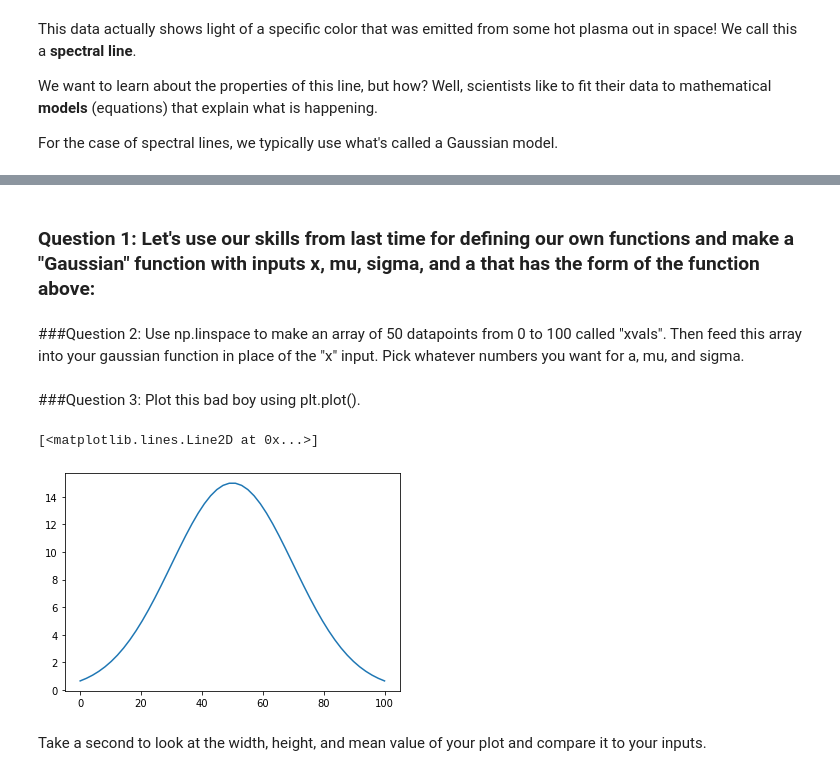
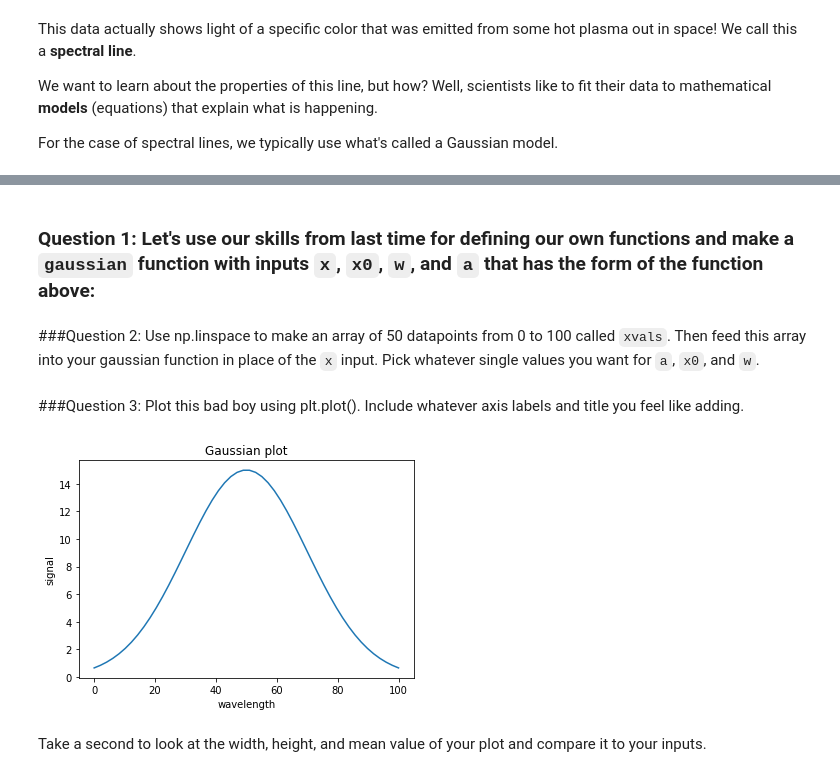
Before and after one commit to hrhasson/python-crash-course, a Jupyter notebook: Intro_to_Python/Solutions/Day3_solutions.ipynb, the cells around one changed output, grey strips where cells are left out. Drawn from its saved outputs; the diff is of its cells as text; code cells hidden in the pictures.

```diff
--- a/Intro_to_Python/Solutions/Day3_solutions.ipynb
+++ b/Intro_to_Python/Solutions/Day3_solutions.ipynb
@@ -97,15 +93,15 @@ Note that here $e$ is Euler's number ($e\sim 2.7$.) The python function for $e$
 
 &nbsp;
 # %% [markdown]
-### Question 1: Let's use our skills from last time for defining our own functions and make a "Gaussian" function with inputs x, mu, sigma, and a that has the form of the function above:
+### Question 1: Let's use our skills from last time for defining our own functions and make a `gaussian` function with inputs `x`, `x0`, `w`, and `a` that has the form of the function above:
 # %%
-def gaussian(x,mu,sigma,a):
-  answer = a*np.exp(-(x-mu)**2/(2*sigma**2))
+def gaussian(x,x0,w,a):
+  answer = a*np.exp(-(x-x0)**2/(2*w**2))
   return answer
 
 # Be careful with your parentheses!
 # %% [markdown]
-###Question 2: Use np.linspace to make an array of 50 datapoints from 0 to 100 called "xvals". Then feed this array into your gaussian function in place of the "x" input. Pick whatever numbers you want for a, mu, and sigma.
+###Question 2: Use np.linspace to make an array of 50 datapoints from 0 to 100 called `xvals`. Then feed this array into your gaussian function in place of the `x` input. Pick whatever single values you want for `a`, `x0`, and `w`.
 # %%
 #solution here
 
@@ -113,14 +109,17 @@ xvals = np.linspace(0,100,50)
 
 yvals = gaussian(xvals,50,20,15)
 # %% [markdown]
-###Question 3: Plot this bad boy using plt.plot().
+###Question 3: Plot this bad boy using plt.plot(). Include whatever axis labels and title you feel like adding.
 # %%
 #solution here
 
 plt.plot(xvals, yvals)
+plt.xlabel("wavelength")
+plt.ylabel("signal")
+plt.title("Gaussian plot")
+plt.show()
 # %% [output]
-[<matplotlib.lines.Line2D at 0x...>]
-[figure, old version]
+[figure, new version]
 # %% [markdown]
 Take a second to look at the width, height, and mean value of your plot and compare it to your inputs.
 # %% [markdown]
```
Also changed, not shown: parts of 42 cells of this notebook, 5 other files.
